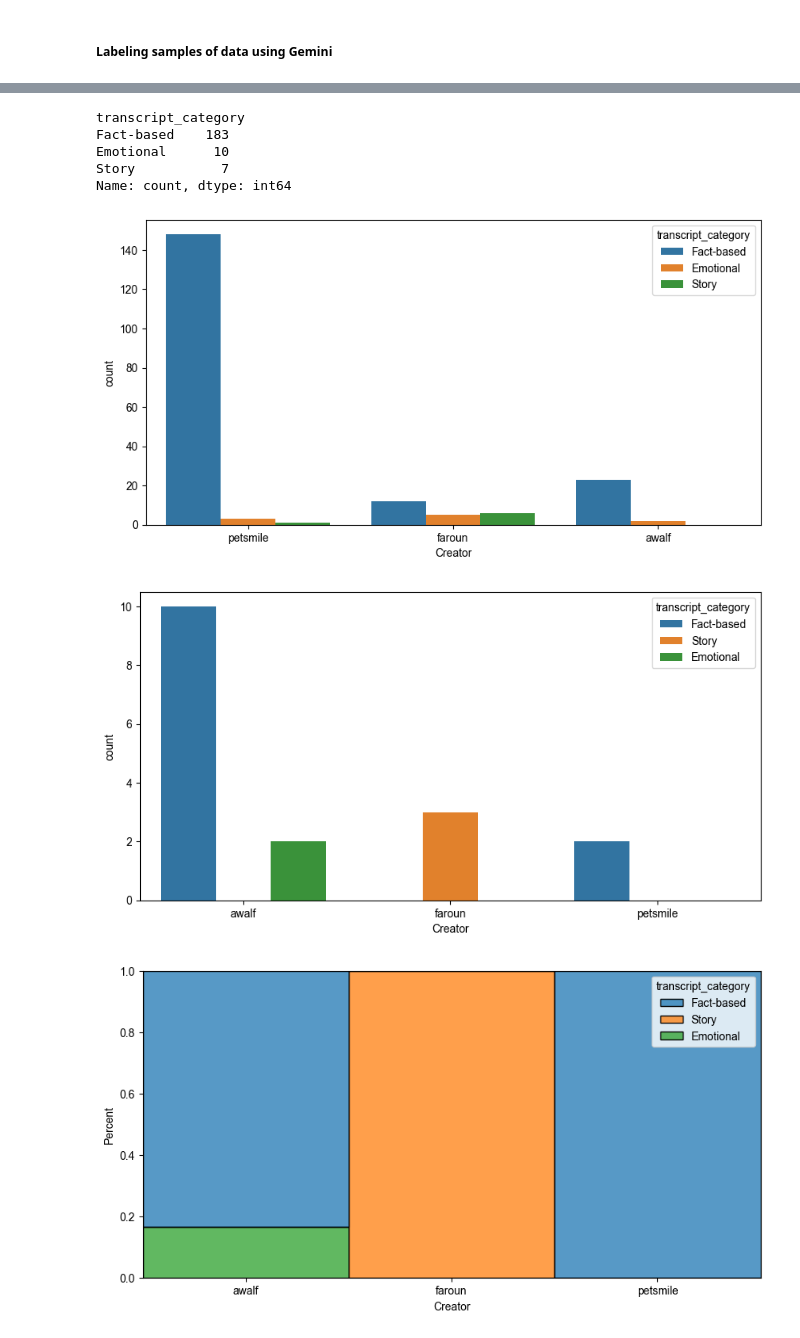
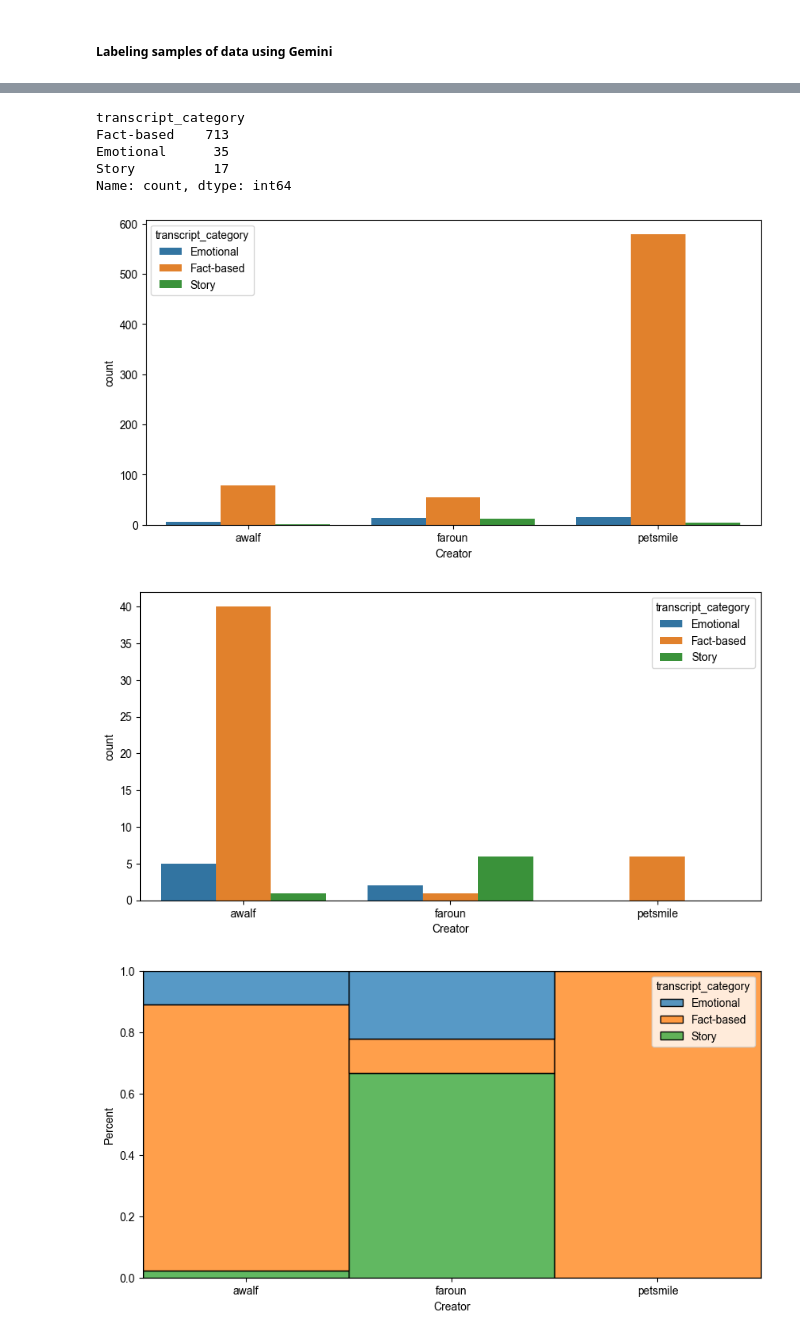
Before and after one commit to anas-elhilali/Youtube-faroun-analytics, a Jupyter notebook: notebook/Youtube_Niche_Data.ipynb, the cells around one changed output, grey strips where cells are left out. Drawn from its saved outputs; the diff is of its cells as text; code cells hidden in the pictures.

```diff
--- a/notebook/Youtube_Niche_Data.ipynb
+++ b/notebook/Youtube_Niche_Data.ipynb
@@ -506,34 +620,34 @@ None
 # %%
-print(caption_samples['transcript_category'].value_counts())
+print(all_data['transcript_category'].value_counts())
 # %% [output]
 transcript_category
-Fact-based    183
-Emotional      10
-Story           7
+Fact-based    713
+Emotional      35
+Story          17
 Name: count, dtype: int64
 # %%
 def creators_category_transcirpt(data):
     plt.figure(figsize=(10,5))
     sns.countplot(data = data , x='Creator' , hue='transcript_category')
     plt.show()
-creators_category_transcirpt(caption_samples)
+creators_category_transcirpt(all_data)
 # %% [output]
-[figure, old version]
+[figure, new version]
 # %%
 def creators_category_transcirpt_viral(data):
     plt.figure(figsize=(10,5))
     viral_data = data[data['is_viral'] == True]
     sns.countplot(data = viral_data , x='Creator' , hue='transcript_category' )
     plt.show()
-creators_category_transcirpt_viral(caption_samples)
+creators_category_transcirpt_viral(all_data)
 # %% [output]
-[figure, old version]
+[figure, new version]
 # %%
 def creators_category_transcirpt_viral(data):
     plt.figure(figsize=(10,5))
     viral_data = data[data['is_viral'] == True]
     sns.histplot(data = viral_data , x='Creator' , hue='transcript_category' , multiple="fill" , stat='percent')
     plt.show()
-creators_category_transcirpt_viral(caption_samples)
+creators_category_transcirpt_viral(all_data)
 # %% [output]
-[figure, old version]
+[figure, new version]
```
Also changed, not shown: parts of 29 cells of this notebook, 4 other files.
